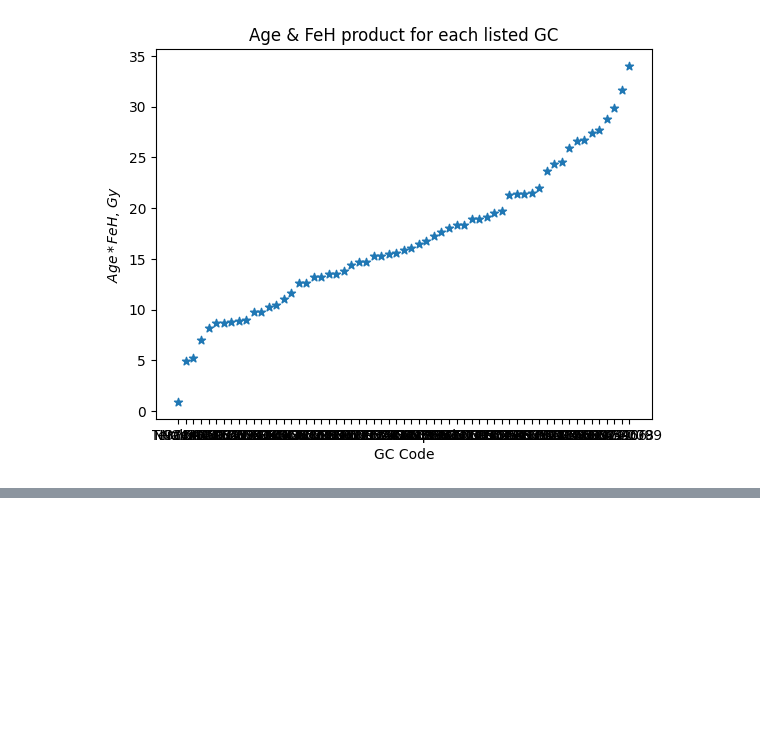
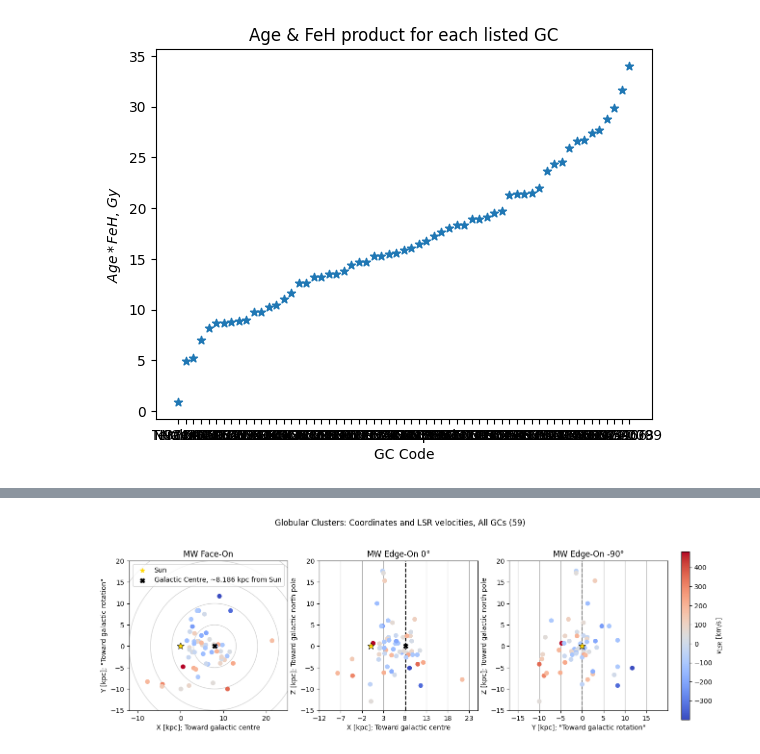
Before and after one commit to SS-UNSW/PHYS3116-Ethan-Slava, a Jupyter notebook: option1.ipynb, the cells around one changed output, grey strips where cells are left out. Drawn from its saved outputs; the diff is of its cells as text; code cells hidden in the pictures; blank space fills up the shorter version.

```diff
--- a/option1.ipynb
+++ b/option1.ipynb
@@ -380,0 +438,99 @@ Text(0, 0.5, '$Age*FeH$, $Gy$')
+# %%
+from matplotlib.ticker import FixedLocator
+
+data_pos = data_merged[['ID','RA','DEC','L','B','R_Sun','R_gc','X','Y','Z']]
+data_pos_inclusive = data_merged_inclusive[['ID','RA','DEC','L','B','R_Sun','R_gc','X','Y','Z','v_LSR']]
+data_vel = data_merged[['ID','v_r','v_r_e','v_LSR','sig_v','sig_v_e','R_G']]
+data_vel_inclusive = data_merged_inclusive[['ID','v_r','v_r_e','v_LSR','sig_v','sig_v_e','R_G']]
+
+# Sun's distance to galactic centre ~ 8.186 kpc
+
+filter = (data_vel_inclusive['v_LSR'] > 100) | (data_vel_inclusive['v_LSR'] < -100)
+filter = ~data_vel_inclusive['v_LSR'].isna()
+#filter = (data_vel_inclusive['ID'] == 'NGC 3201')
+filter = sigma1
+#filter = sigma2
+
+x_min, x_max = -12, 25
+y_min, y_max = -15, 20
+colors = 'coolwarm'
+
+
+for filter in [~data_vel_inclusive['v_LSR'].isna(), sigma1]:
+
+    fig, axes = plt.subplots(1,3, figsize=(15,5))
+
+    sub1 = axes[0].scatter(
+        data_pos_inclusive['X'][filter],
+        data_pos_inclusive['Y'][filter],
+        c=data_merged_inclusive['v_LSR'][filter],
+        cmap=colors,
+        zorder=2
+    )
+    axes[0].scatter(0,0,100,marker='*',c='black',zorder=3)
+    axes[0].scatter(0,0,45,marker='*',c='gold',label='Sun',zorder=4)
+    axes[0].scatter(8,0,45,marker='X',c='black',label='Galactic Centre, ~8.186 kpc from Sun',zorder=4)
+    axes[0].set_title('MW Face-On')
+    axes[0].set_xlabel("X [kpc]; Toward galactic centre")
+    axes[0].set_ylabel('Y [kpc]; "Toward galactic rotation"')
+
+    for i in np.arange(5,26,5):
+        axes[0].add_artist(plt.Circle((8,0),i,color='lightgrey',fill=False, zorder=0))
+
+    axes[0].legend()
+
+    sub2 = axes[1].scatter(
+        data_pos_inclusive['X'][filter],
+        data_pos_inclusive['Z'][filter],
+        c=data_merged_inclusive['v_LSR'][filter],
+        cmap=colors,
+        zorder=2
+    )
+    axes[1].scatter(0,0,100,marker='*',c='black',zorder=3)
+    axes[1].scatter(0,0,45,marker='*',c='gold',label='Sun',zorder=4)
+    axes[1].scatter(8.186,0,45,marker='X',c='black',label='Galactic Centre, ~8.186 kpc from Sun',zorder=4)
+    axes[1].vlines(8.186,-20,25, color='black',linestyle='--', label='Galactic Centre axis', zorder=0)
+    axes[1].grid(axis='x',zorder=0)
+    axes[1].xaxis.set_major_locator(FixedLocator(np.arange(-12,24,5)))
+
+    axes[1].set_title(r'MW Edge-On 0$\degree$')
+    axes[1].set_xlabel("X [kpc]; Toward galactic centre")
+    axes[1].set_ylabel("Z [kpc]; Toward galactic north pole")
+
+
+    sub3 = axes[2].scatter(
+        data_pos_inclusive['Y'][filter],
+        data_pos_inclusive['Z'][filter],
+        c=data_merged_inclusive['v_LSR'][filter],
+        cmap=colors,
+        zorder=2
+    )
+    axes[2].scatter(0,0,100,marker='*',c='black',zorder=3)
+    axes[2].scatter(0,0,45,marker='*',c='gold',label='Sun',zorder=4)
+    axes[2].vlines(0,-20,25, color='black',linestyle='--', label='Galactic Centre axis', zorder=0)
+    axes[2].grid(axis='x',zorder=0)
+
+    axes[2].set_title(r'MW Edge-On -90$\degree$')
+    axes[2].set_xlabel('Y [kpc]; "Toward galactic rotation"')
+    axes[2].set_ylabel("Z [kpc]; Toward galactic north pole")
+
+    for ax in axes:
+        ax.set_aspect('equal')
+        ax.set_xlim(x_min, x_max)
+        ax.set_ylim(y_min, y_max)
+        if ax == axes[2]:
+            ax.set_xlim(x_min-5, x_max-5)
+            ax.xaxis.set_major_locator(FixedLocator(np.arange(-15,16,5)))
+
+    cbar = fig.colorbar(sub1, ax=axes, fraction=0.015)
+    cbar.set_label('$v_{LSR}$ [km/s]')
+    fig.subplots_adjust(right=0.87)
+
+    if len(data_vel_inclusive[filter]) == len(data_vel_inclusive[~data_vel_inclusive['v_LSR'].isna()]):
+        plt.suptitle(fr"Globular Clusters: Coordinates and LSR velocities, All GCs ({len(data_vel_inclusive[filter])})")
+    elif len(data_vel_inclusive[filter]) == len(data_vel_inclusive[sigma1]):
+        plt.suptitle(fr"Globular Clusters: Coordinates and LSR velocities, 1$\sigma$ GCs ({len(data_vel_inclusive[filter])})")
+
+    plt.show()
+# %% [output]
+[figure, added]
```
Also changed, not shown: parts of 8 cells of this notebook, 1 other file.
